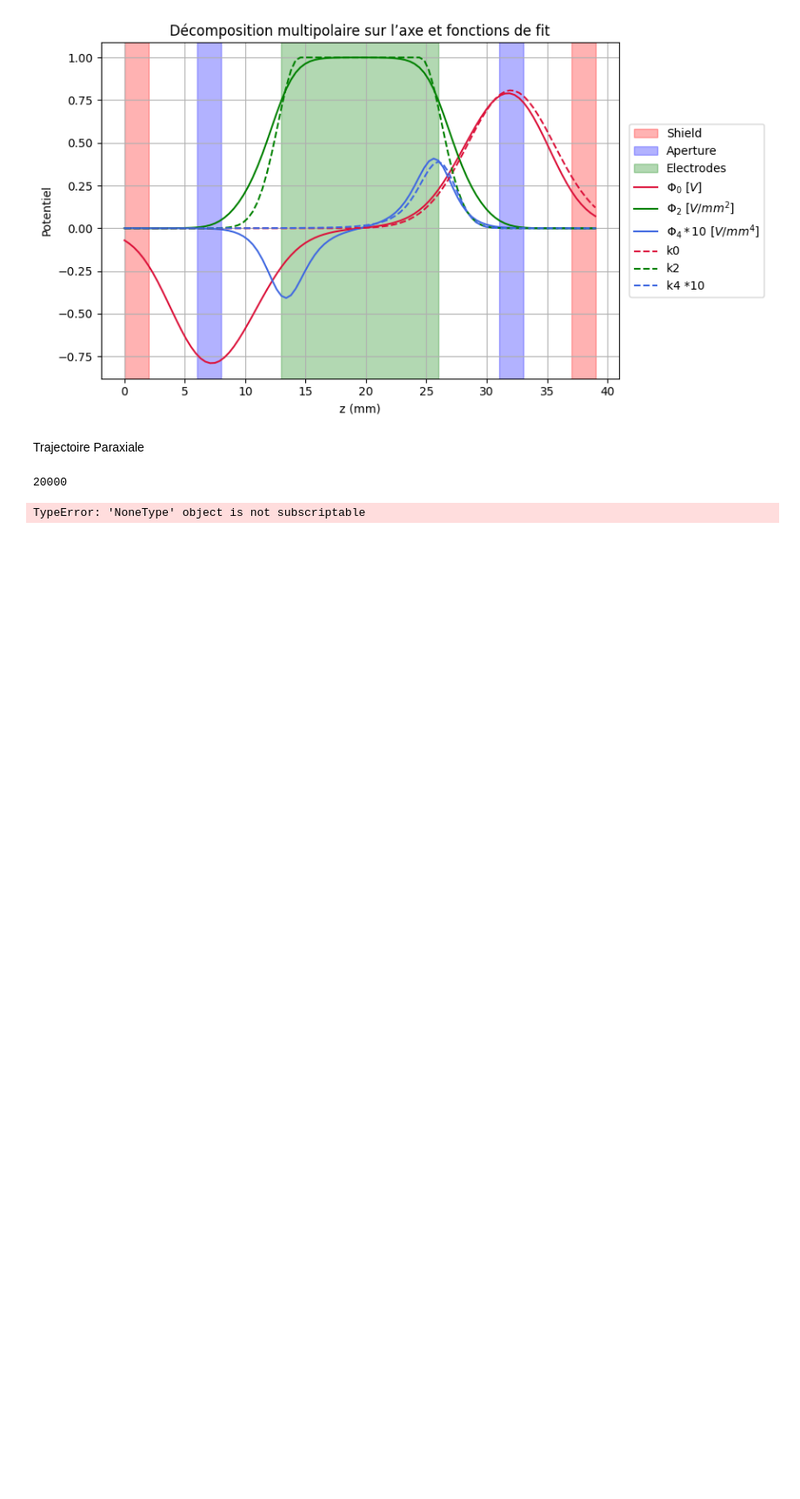
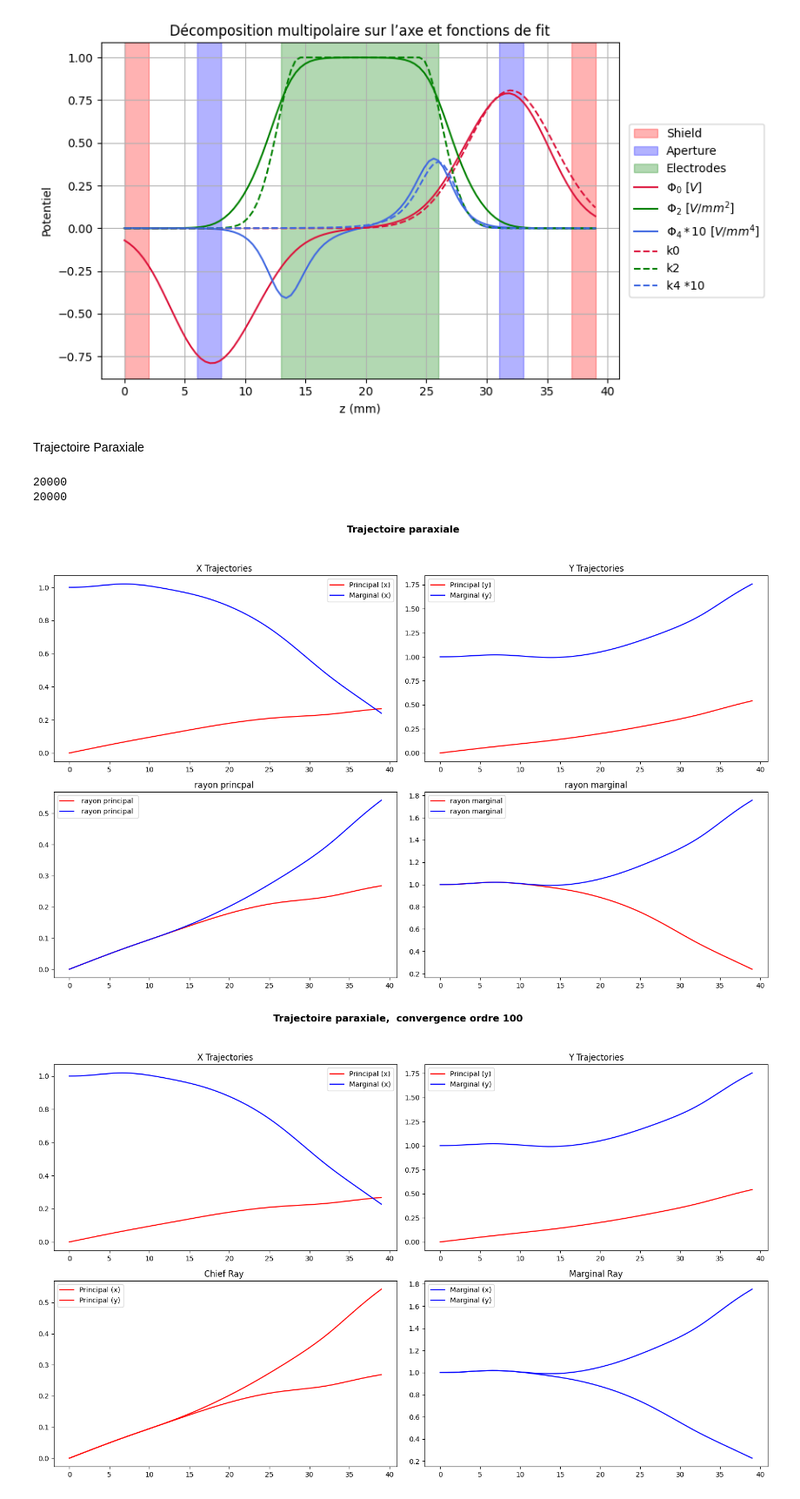
Before and after one commit to louise-lammertyn/projet-multi-code, a Jupyter notebook: Quadrupole_model/Data_exploitation.ipynb, the cells around one changed output. Shown at 87% size. Drawn from its saved outputs; the diff is of its cells as text; code cells hidden in the pictures; blank space fills up the shorter version.

Commit message:
correction class graph + docstring

```diff
--- a/Quadrupole_model/Data_exploitation.ipynb
+++ b/Quadrupole_model/Data_exploitation.ipynb
@@ -35,33 +38,21 @@ fun.fit_graph()
 # %% [markdown]
 Trajectoire Paraxiale
 # %%
-n = 1000
+n = 100
 e = -1.6e-19
 
 marginal = Ion(1.6e-27, e, "principal", 0, 0.01, 0, 0.01)
 principal = Ion(1.6e-27, e, "marginal", 1, 0, 1, 0)
 
 marginalc = Ion(1.6e-27, e, "marginal", 0, 0.01, 0, 0.01)
 principalc = Ion(1.6e-27, e, "principal", 1, 0, 1, 0)
 
 Trajectoire = SimulationParaxiale(extracted_data, Decomp)
 Trajectoire.run_discret(marginal, principal)
 
-Trajectoire.run_convergence(marginalc, principal, n)
-
-#faisceau
-liste = []
-
-#n nombre d'ion que l'on veut
-nb = 5
-
-positions_initiales = np.linspace(0, 2, nb)
-for i in positions_initiales:
-    ion= Ion(1.6e-27, e, f"Ion_{i:.1f}", i, 0.00, i, 0.00)
-    liste.append(ion)
-
-
-Trajectoire.run_faisceau(liste)
+Trajectoire.run_convergence(marginalc, principalc, n)
 # %% [output]
 20000
+20000
-TypeError: 'NoneType' object is not subscriptable
+[figure, added]
+[figure, added]
```
Also changed, not shown: parts of 3 cells of this notebook, 5 other files.
